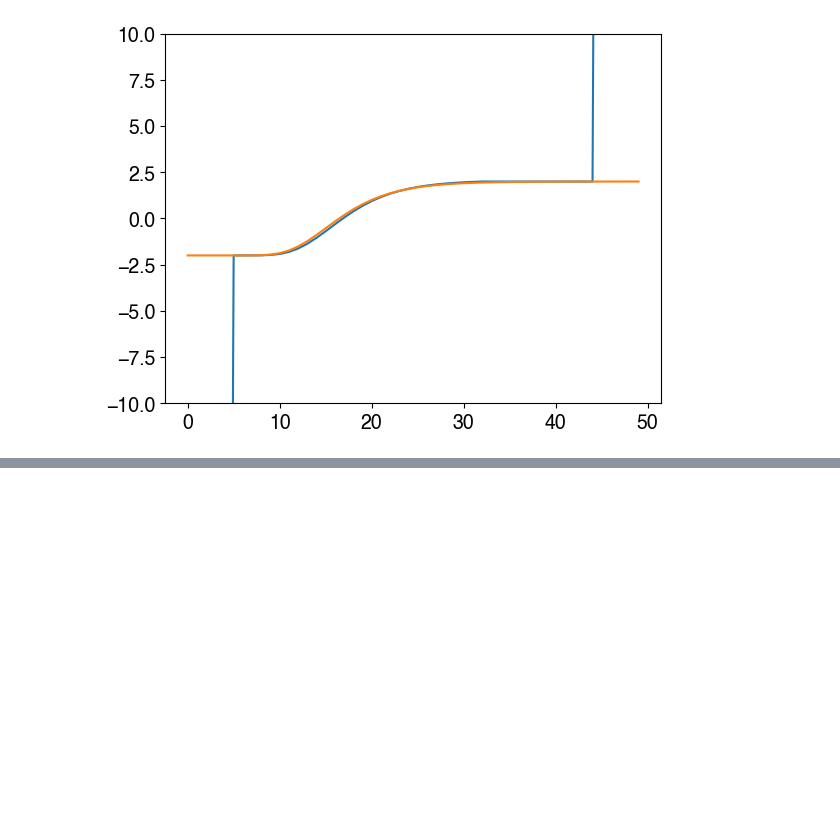
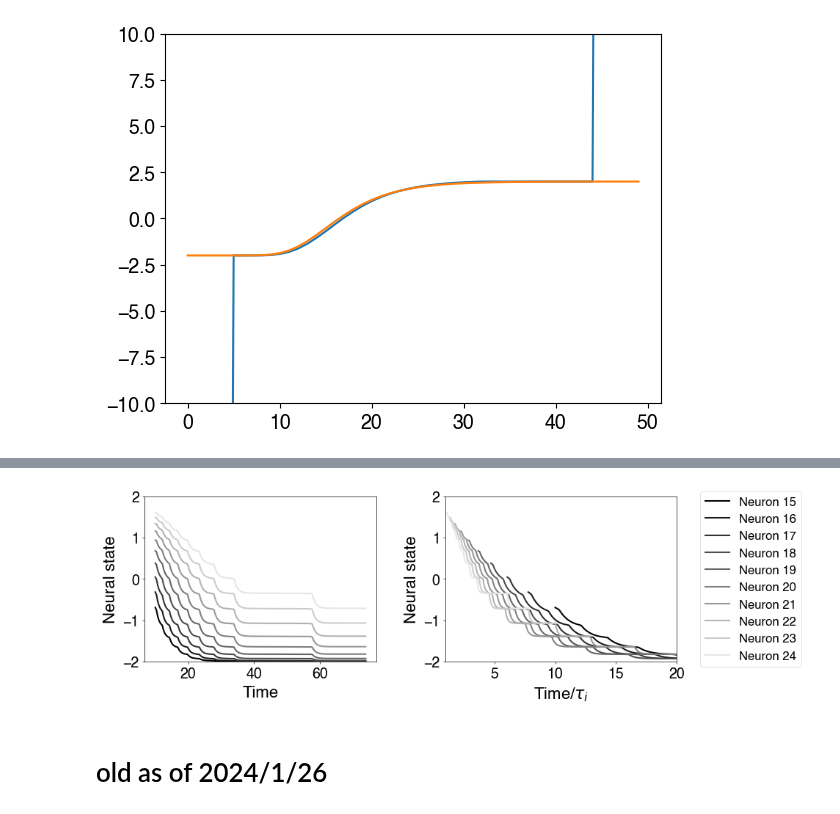
Before and after one commit to Collective-Logic-Lab/laplace-decisions, a Jupyter notebook: develop-exponential-decay-translation.ipynb, the cells around one changed output, grey strips where cells are left out. Saved outputs shown, nothing was run; the diff lists cells and outputs as text; code cells hidden in the pictures; blank space fills up the shorter version.

```diff
--- a/develop-exponential-decay-translation.ipynb
+++ b/develop-exponential-decay-translation.ipynb
@@ -260,0 +252,42 @@ plt.xscale('log')
+# %%
+plt.figure(figsize=(10,3))
+min_state,max_state = -2,2
+
+# plot state over time for particular neurons
+plt.subplot(1,2,1)
+neuron_indices = range(n_0,n_0+10)
+for neuron_index in neuron_indices:
+    name = 'Neuron {}'.format(neuron_index)
+    plt.plot(states[name],label=name,
+             color=str((neuron_index-n_0)/10))
+leg = plt.legend(loc=(2.4,-0.03))
+plt.xlabel('Time')
+plt.ylabel('Neural state')
+plt.axis(ymin=min_state,ymax=max_state)
+plt.subplots_adjust(left=0.15,right=0.95)
+defaultFigure.makePretty(leg=leg)
+#plt.savefig('231018_firing_rate_vs_time.pdf')
+
+# plot rate over time for particular neurons, rescaled in time
+plt.subplot(1,2,2)
+neuron_indices = range(n_0,n_0+10)
+for neuron_index in neuron_indices:
+    name = 'Neuron {}'.format(neuron_index)
+    times = states[name].index
+    tau = np.exp((neuron_index-n_0)*delta_z)
+    plt.plot(times/tau,states[name],label=name,
+             color=str((neuron_index-n_0)/10))
+#leg = plt.legend()
+plt.xlabel('Time/$\\tau_i$')
+plt.ylabel('Neural state')
+plt.axis(ymin=min_state,ymax=max_state,xmin=1,xmax=20)
+plt.subplots_adjust(left=0.15,right=0.95)
+defaultFigure.makePretty(leg=leg)
+#plt.yscale('log')
+
+plt.subplots_adjust(wspace=0.3,bottom=0.2,top=0.95,left=0.1,right=0.825)
+#plt.savefig('240118_firing_rate_vs_time.pdf')
+# %% [output]
+[figure, added]
+# %% [markdown]
+# old as of 2024/1/26
```
Also changed, not shown: parts of 9 cells of this notebook, 1 other file.
